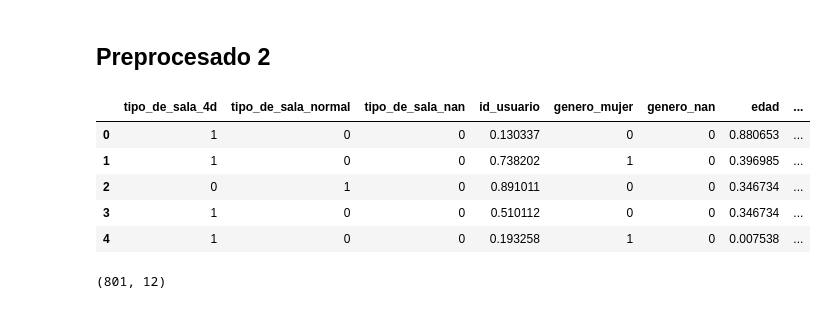
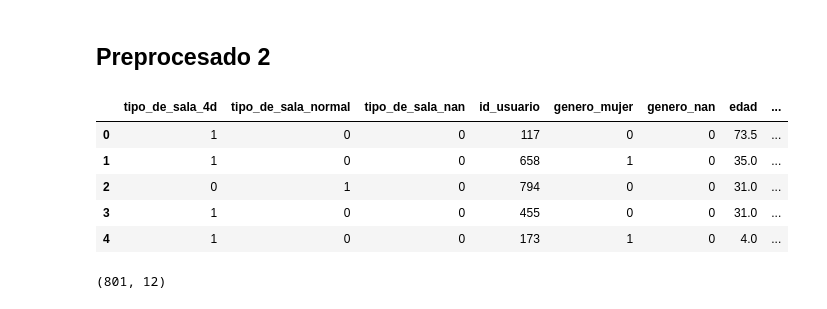
Before and after one commit to JuanOpizzi/Datos-2020-2c, a Jupyter notebook: TP2/ada_boosting.ipynb, the cells around one changed output. Saved outputs shown, nothing was run; the diff lists cells and outputs as text; code cells hidden in the pictures.

```diff
--- a/TP2/ada_boosting.ipynb
+++ b/TP2/ada_boosting.ipynb
@@ -24,7 +24,8 @@ def preprocesado_1(dataset, columnas):
     df = crear_feature_acompañantes(df)
     df = replace_nulls_column(df, 'edad', 'media')
     df = normalizar_atributos_numericos(df)
-    df = encodear_atributos_categoricos(df)
+    columnas_a_encodear = ['tipo_de_sala', 'genero', 'nombre_sede']
+    df = encodear_atributos_categoricos(df, columnas_a_encodear)
     df = df.reindex(columns = columnas)
     return df
 # %%
@@ -150,28 +151,28 @@ df_resultado.to_csv('prediccion/Ada_boosting_resultado_final.csv')
 def preprocesado_2(dataset, columnas):
     df = eliminar_features_que_no_aportan_info(dataset, True)
     df = replace_nulls_column(df, 'edad', 'mediana')
-    df = eliminar_feature(df, 'amigos')
-    df = eliminar_feature(df, 'parientes')
-    df = normalizar_atributos_numericos(df)
-    df = encodear_atributos_categoricos(df)
+    df = eliminar_features(df, ['amigos', 'parientes'])
+    columnas_a_encodear = ['tipo_de_sala', 'genero', 'nombre_sede']
+    df = encodear_atributos_categoricos(df, columnas_a_encodear)
     df = df.reindex(columns = columnas)
     return df
 # %%
-columnas_2 = ['tipo_de_sala_4d', 'tipo_de_sala_normal', 'tipo_de_sala_nan', 'id_usuario', 'genero_mujer', 'genero_nan',
-              'edad', 'precio_ticket',
-              'nombre_sede_fiumark_palermo', 'nombre_sede_fiumark_quilmes', 'nombre_sede_nan',
-              ]
+columnas_nuevas = ['tipo_de_sala_4d', 'tipo_de_sala_normal', 'tipo_de_sala_nan', 'id_usuario', 'genero_mujer', 'genero_nan',
+               'edad', 'precio_ticket',
+                   'nombre_sede_fiumark_palermo',
+               'nombre_sede_fiumark_quilmes', 'nombre_sede_nan']
+columnas_2 = columnas_nuevas + volver
 # %%
-df_2 = preprocesado_2(dataset, columnas_2+volver)
+df_2 = preprocesado_2(dataset, columnas_2)
 
 df_2.head()
 # %% [output]
 |  | tipo_de_sala_4d | tipo_de_sala_normal | tipo_de_sala_nan | id_usuario | genero_mujer | genero_nan | edad | ... |
-| 0 | 1 | 0 | 0 | 0.130337 | 0 | 0 | 0.880653 | ... |
-| 1 | 1 | 0 | 0 | 0.738202 | 1 | 0 | 0.396985 | ... |
-| 2 | 0 | 1 | 0 | 0.891011 | 0 | 0 | 0.346734 | ... |
-| 3 | 1 | 0 | 0 | 0.510112 | 0 | 0 | 0.346734 | ... |
-| 4 | 1 | 0 | 0 | 0.193258 | 1 | 0 | 0.007538 | ... |
+| 0 | 1 | 0 | 0 | 117 | 0 | 0 | 73.5 | ... |
+| 1 | 1 | 0 | 0 | 658 | 1 | 0 | 35.0 | ... |
+| 2 | 0 | 1 | 0 | 794 | 0 | 0 | 31.0 | ... |
+| 3 | 1 | 0 | 0 | 455 | 0 | 0 | 31.0 | ... |
+| 4 | 1 | 0 | 0 | 173 | 1 | 0 | 4.0 | ... |
 # %%
 df_2.shape
 # %% [output]
```
Also changed, not shown: parts of 8 cells of this notebook, 2 other files.
